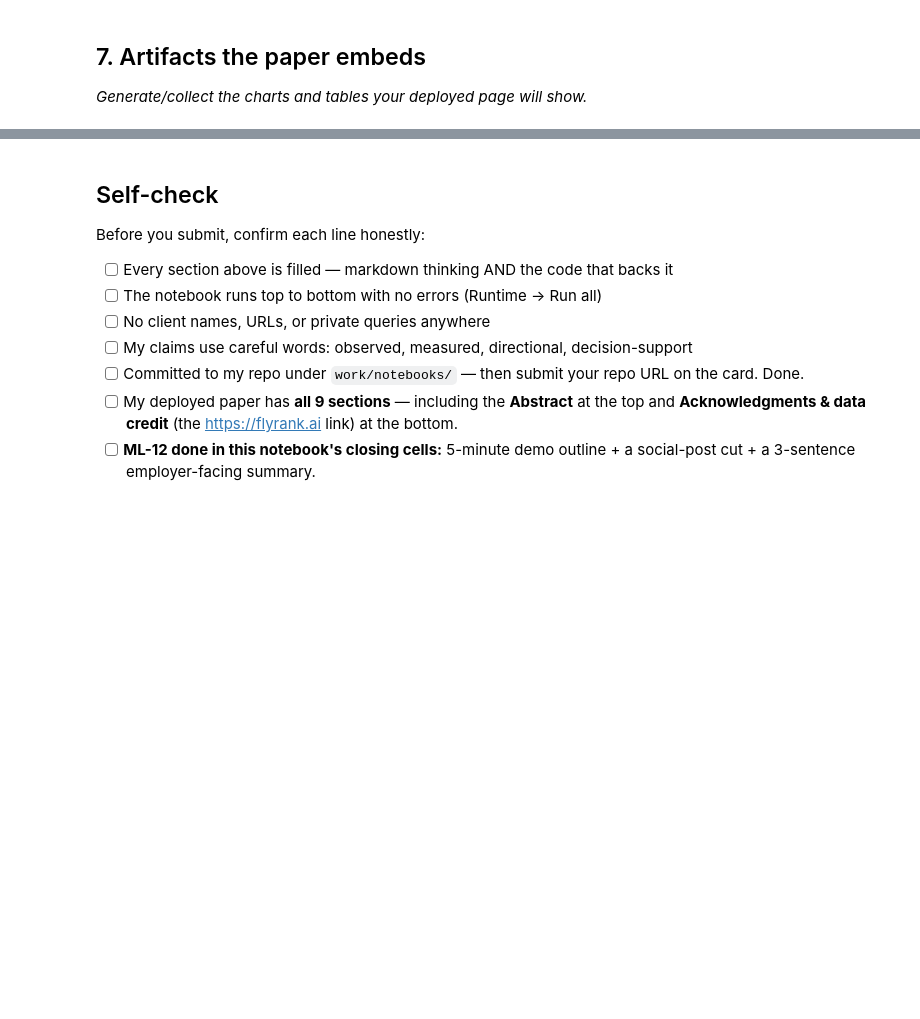
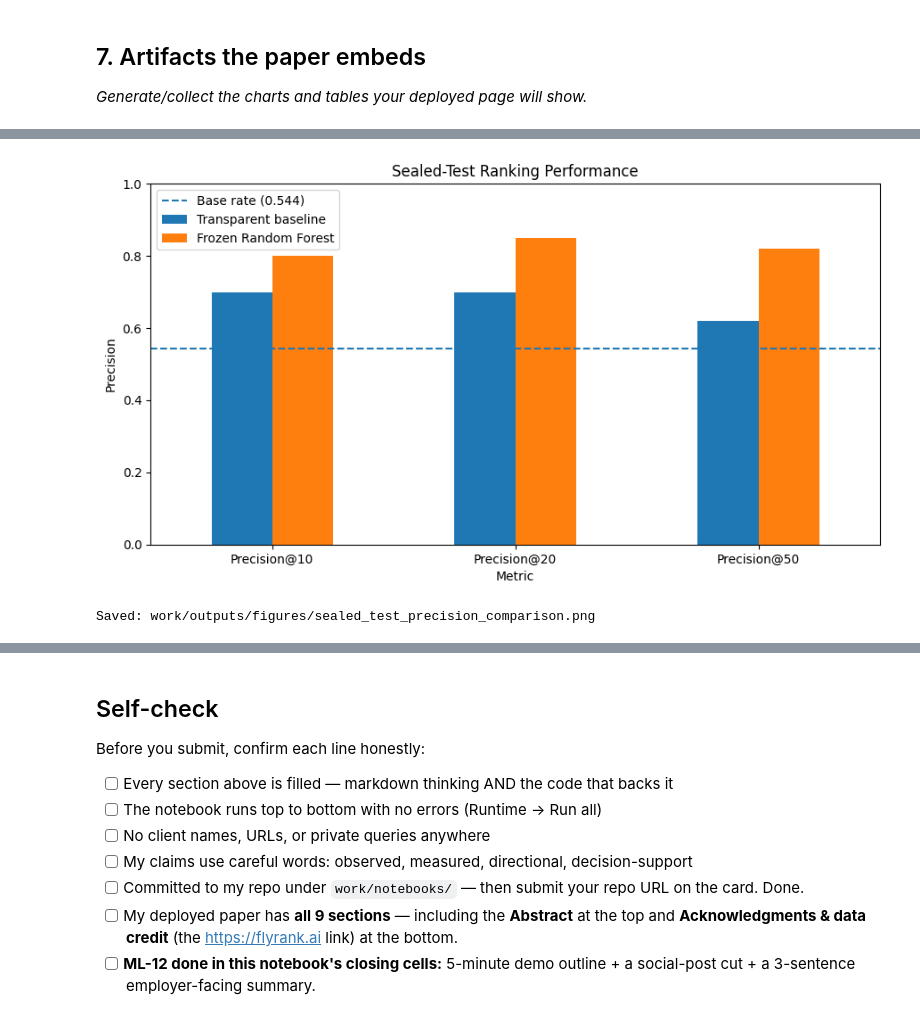
Before and after one commit to MuhammadTalha-pk/ML-Internship-Task1, a Jupyter notebook: work/notebooks/capstone.ipynb, the cells around one changed output, grey strips where cells are left out. Cells and saved outputs as stored; diff of their text form; code cells hidden in the pictures; blank space fills up the shorter version.

```diff
--- a/work/notebooks/capstone.ipynb
+++ b/work/notebooks/capstone.ipynb
@@ -20,0 +1106,17 @@ This skeleton is yours to fill. Work the sections **in order** — each one has
+# %%
+# ---------------------------------------------------------
+# Frozen transparent baseline
+# EXACT SAME formula used during validation
+# ---------------------------------------------------------
+
+sealed_test_df["baseline_score"] = (
+    (-sealed_test_df["impression_momentum_log"])
+    .clip(lower=0)
+    * sealed_test_df["log_avg_daily_impressions"]
+)
+
+sealed_baseline_scores = (
+    sealed_test_df["baseline_score"].to_numpy()
+)
+
+print("Frozen baseline applied to sealed test.")
@@ -36,0 +1521,59 @@ This skeleton is yours to fill. Work the sections **in order** — each one has
+# %%
+# ---------------------------------------------------------
+# Figure 1 — Sealed-test ranking performance
+# ---------------------------------------------------------
+
+plot_metrics = sealed_results.set_index("method")[
+    [
+        "precision_at_10",
+        "precision_at_20",
+        "precision_at_50"
+    ]
+].T
+
+plot_metrics.index = [
+    "Precision@10",
+    "Precision@20",
+    "Precision@50"
+]
+
+ax = plot_metrics.plot(
+    kind="bar",
+    figsize=(9, 5)
+)
+
+ax.axhline(
+    y=float(y_test.mean()),
+    linestyle="--",
+    linewidth=1.5,
+    label=f"Base rate ({y_test.mean():.3f})"
+)
+
+ax.set_title(
+    "Sealed-Test Ranking Performance"
+)
+ax.set_xlabel("Metric")
+ax.set_ylabel("Precision")
+ax.set_ylim(0, 1.0)
+
+plt.xticks(rotation=0)
+plt.legend()
+plt.tight_layout()
+
+fig1_path = (
+    f"{FIGURE_DIR}/"
+    "sealed_test_precision_comparison.png"
+)
+
+plt.savefig(
+    fig1_path,
+    dpi=180,
+    bbox_inches="tight"
+)
+
+plt.show()
+
+print("Saved:", fig1_path)
+# %% [output]
+[figure, added]
+Saved: work/outputs/figures/sealed_test_precision_comparison.png
```
Also changed, not shown: parts of 43 cells of this notebook.
